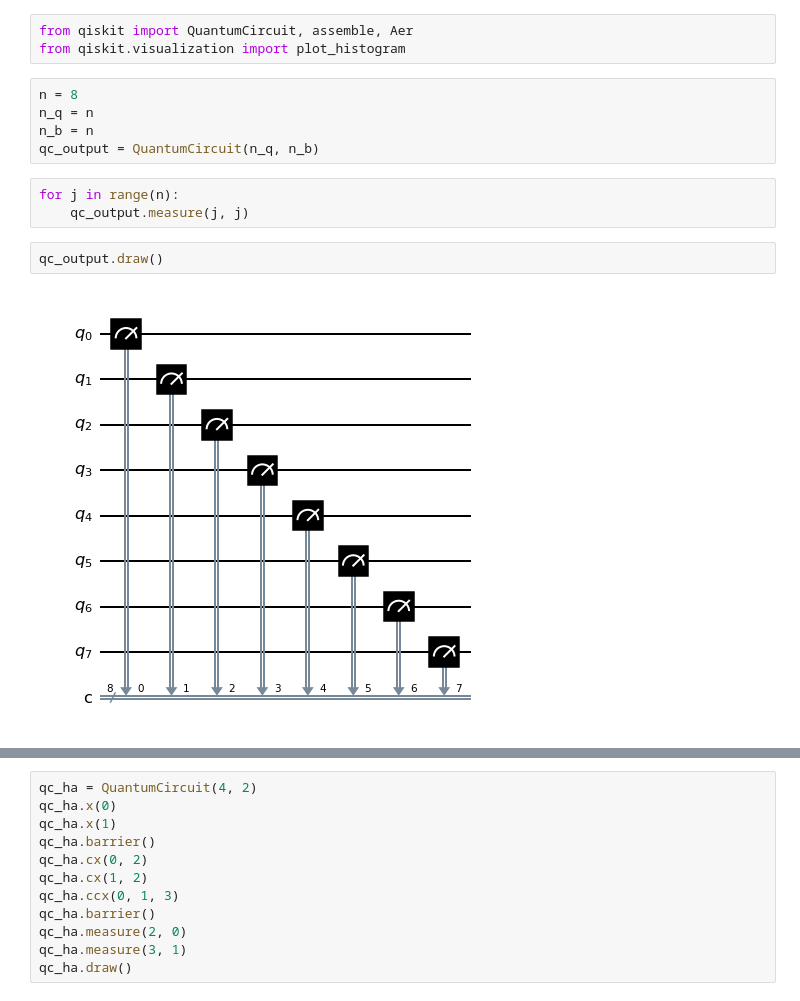
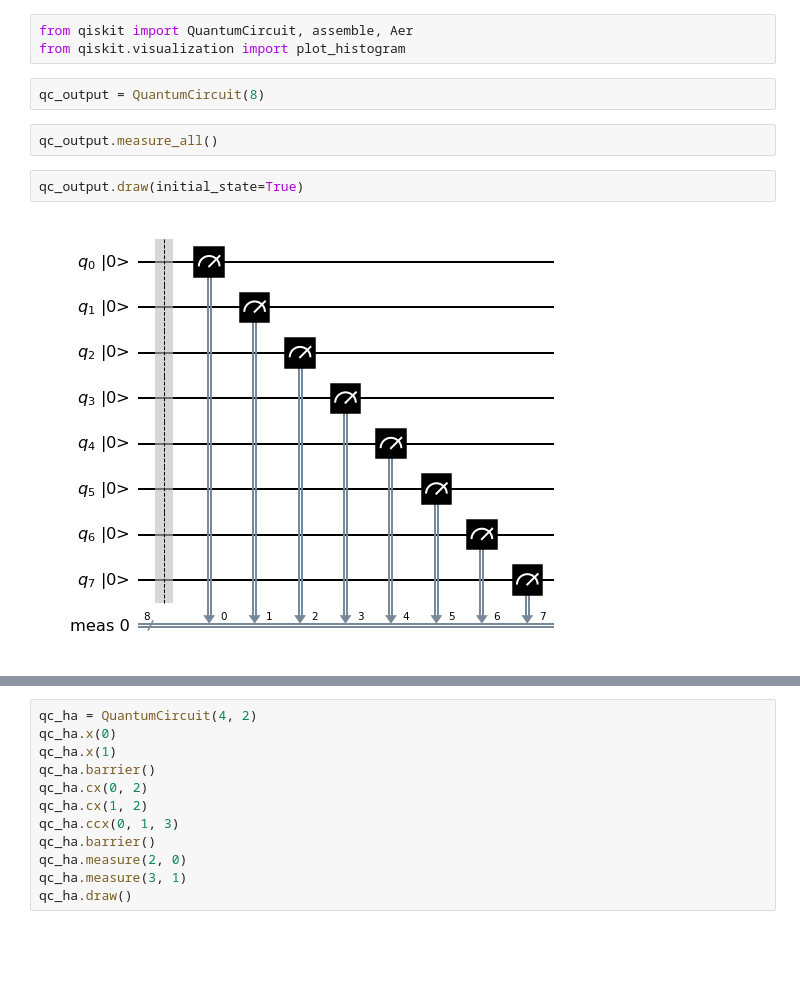
Before and after one commit to kayhide/qiskit-textbook, a Jupyter notebook: 1_2_Atoms.ipynb, the cells around one changed output, grey strips where cells are left out. Cells and saved outputs as stored; diff of their text form; blank space fills up the shorter version.

```diff
--- a/1_2_Atoms.ipynb
+++ b/1_2_Atoms.ipynb
@@ -2,16 +2,12 @@
 from qiskit import QuantumCircuit, assemble, Aer
 from qiskit.visualization import plot_histogram
 # %%
-n = 8
-n_q = n
-n_b = n
-qc_output = QuantumCircuit(n_q, n_b)
+qc_output = QuantumCircuit(8)
 # %%
-for j in range(n):
-    qc_output.measure(j, j)
+qc_output.measure_all()
 # %%
-qc_output.draw()
+qc_output.draw(initial_state=True)
 # %% [output]
-[figure, old version]
+[figure, new version]
 # %%
 sim = Aer.get_backend('aer_simulator')
```
Also changed, not shown: parts of 6 cells of this notebook.
